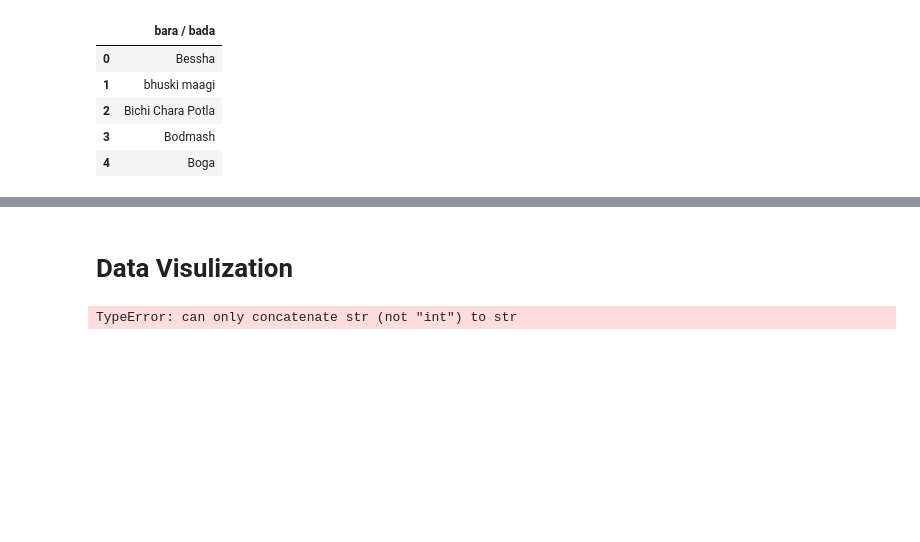
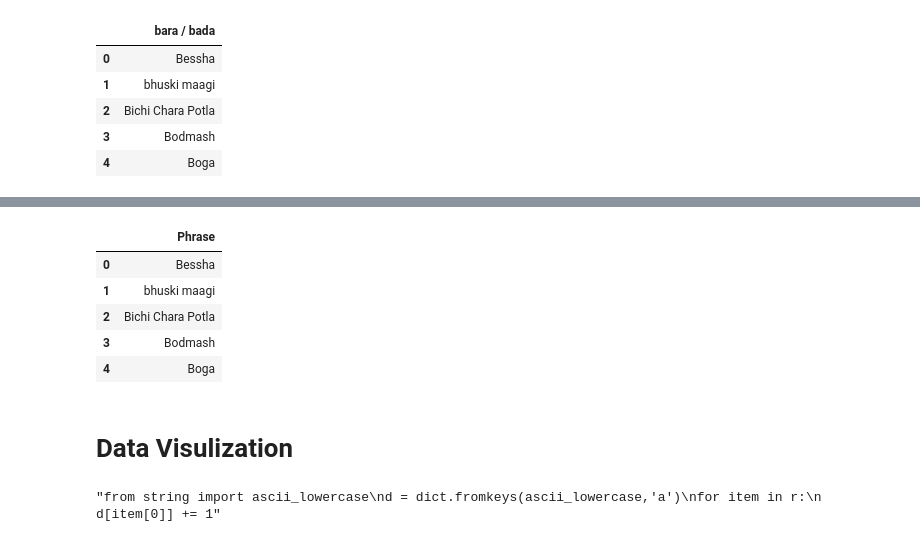
Before and after one commit to viveks-codes/IBW-Dataset, a Jupyter notebook: PrepAndMerge.ipynb, the cells around one changed output, grey strips where cells are left out. Cells and saved outputs as stored; diff of their text form; code cells hidden in the pictures; blank space fills up the shorter version.

```diff
--- a/PrepAndMerge.ipynb
+++ b/PrepAndMerge.ipynb
@@ -289,12 +110,23 @@ r.shape
+# %%
+r.columns = ['Phrase']
+# %%
+r.head()
+# %% [output]
+|  | Phrase |
+| 0 | Bessha |
+| 1 | bhuski maagi |
+| 2 | Bichi Chara Potla |
+| 3 | Bodmash |
+| 4 | Boga |
 # %% [markdown]
 # Data Visulization
 # %%
-from string import ascii_lowercase
+"""from string import ascii_lowercase
 d = dict.fromkeys(ascii_lowercase,'a')
 for item in r:
-    d[item[0]] += 1
+    d[item[0]] += 1"""
 # %% [output]
-TypeError: can only concatenate str (not "int") to str
+"from string import ascii_lowercase\nd = dict.fromkeys(ascii_lowercase,'a')\nfor item in r:\n    d[item[0]] += 1"
 # %%
 d
 # %% [output]
```
Also changed, not shown: parts of 32 cells of this notebook.
